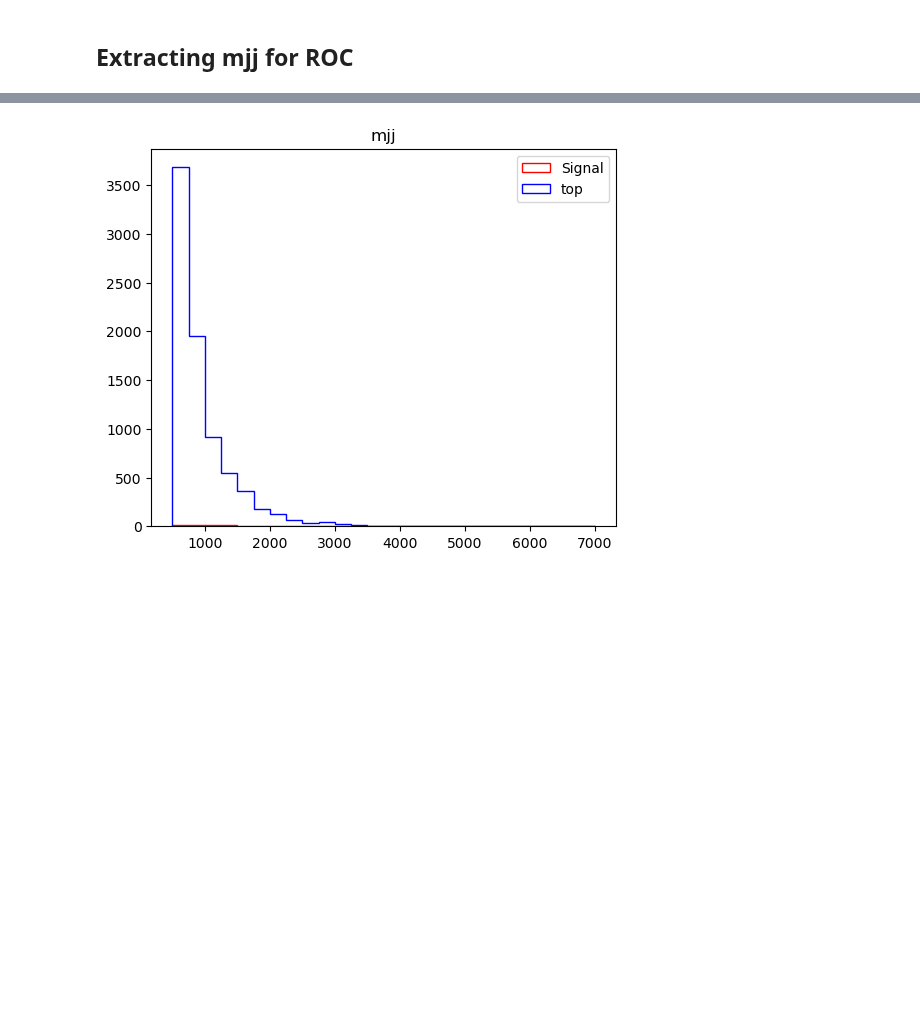
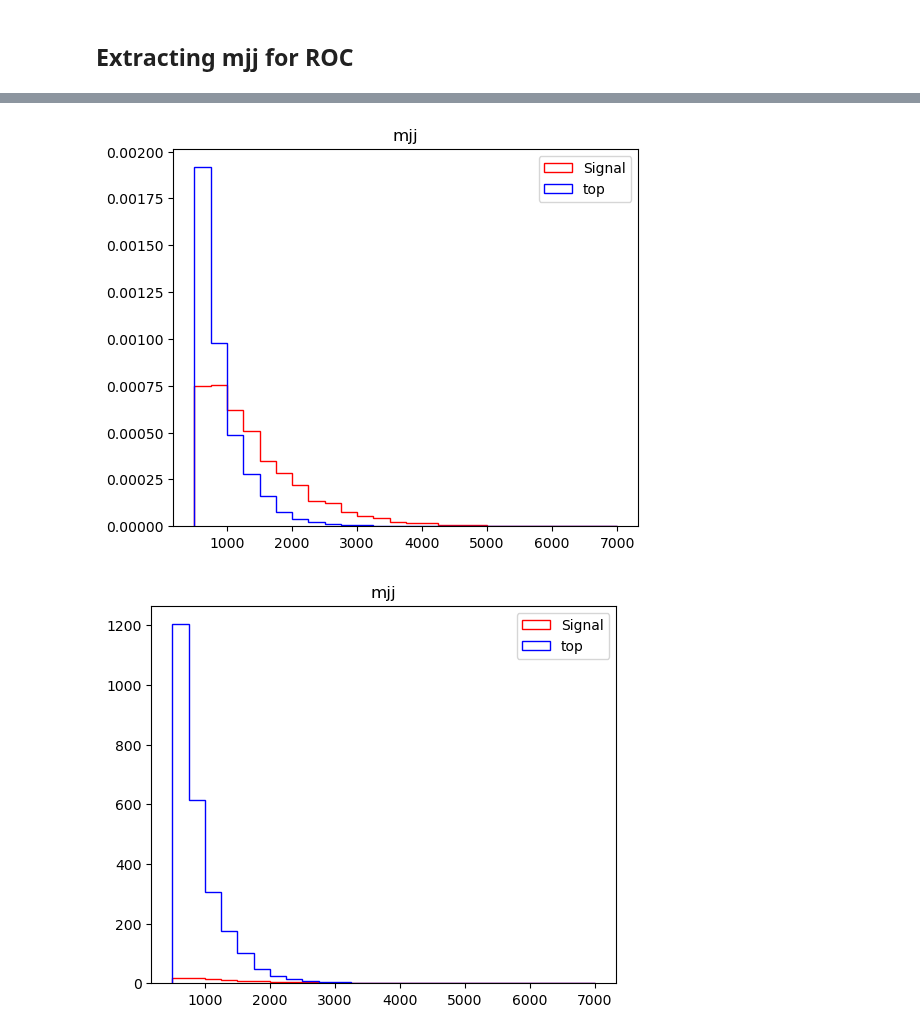
Before and after one commit to BiancaPinolini/ML_classification, a Jupyter notebook: weights-check.ipynb, the cells around one changed output, grey strips where cells are left out. Saved outputs shown, nothing was run; the diff lists cells and outputs as text; code cells hidden in the pictures; blank space fills up the shorter version.

```diff
--- a/weights-check.ipynb
+++ b/weights-check.ipynb
@@ -233,12 +252,21 @@ plt.show()
+# %%
+fig = plt.figure(figsize=(6,5), dpi=100)
+_ = plt.hist(signal["mjj"], bins=bins, histtype="step", weights=signal["weight_"], label="Signal", color='red', density = True, range=(500,7000))
+_ = plt.hist(bkg["mjj"], bins=bins, histtype="step", weights=bkg["weight_"], label="top", color='blue', density = True, range=(500,7000))
+plt.legend()
+plt.title("mjj")
+plt.show()
+# %% [output]
+[figure, added]
 # %%
 fig = plt.figure(figsize=(6,5), dpi=100)
-n_sig, b, _ = plt.hist(signal["log(mjj)"], bins=bins, histtype="step", weights=signal["weight_"], label="Signal", color='red', range=(500,7000))
-n_bkg, b, _ = plt.hist(bkg["log(mjj)"], bins=bins, histtype="step", weights=bkg["weight_"], label="top", color='blue', range=(500,7000))
+n_sig, b, _ = plt.hist(signal["mjj"], bins=bins, histtype="step", weights=signal["weight_"], label="Signal", color='red', range=(500,7000))
+n_bkg, b, _ = plt.hist(bkg["mjj"], bins=bins, histtype="step", weights=bkg["weight_"], label="top", color='blue', range=(500,7000))
 plt.legend()
 plt.title("mjj")
 plt.show()
 # %% [output]
-[figure, old version]
+[figure, new version]
 # %%
 s_n = 0
 for i in range (10,26):
```
Also changed, not shown: parts of 10 cells of this notebook, 8 other files.
